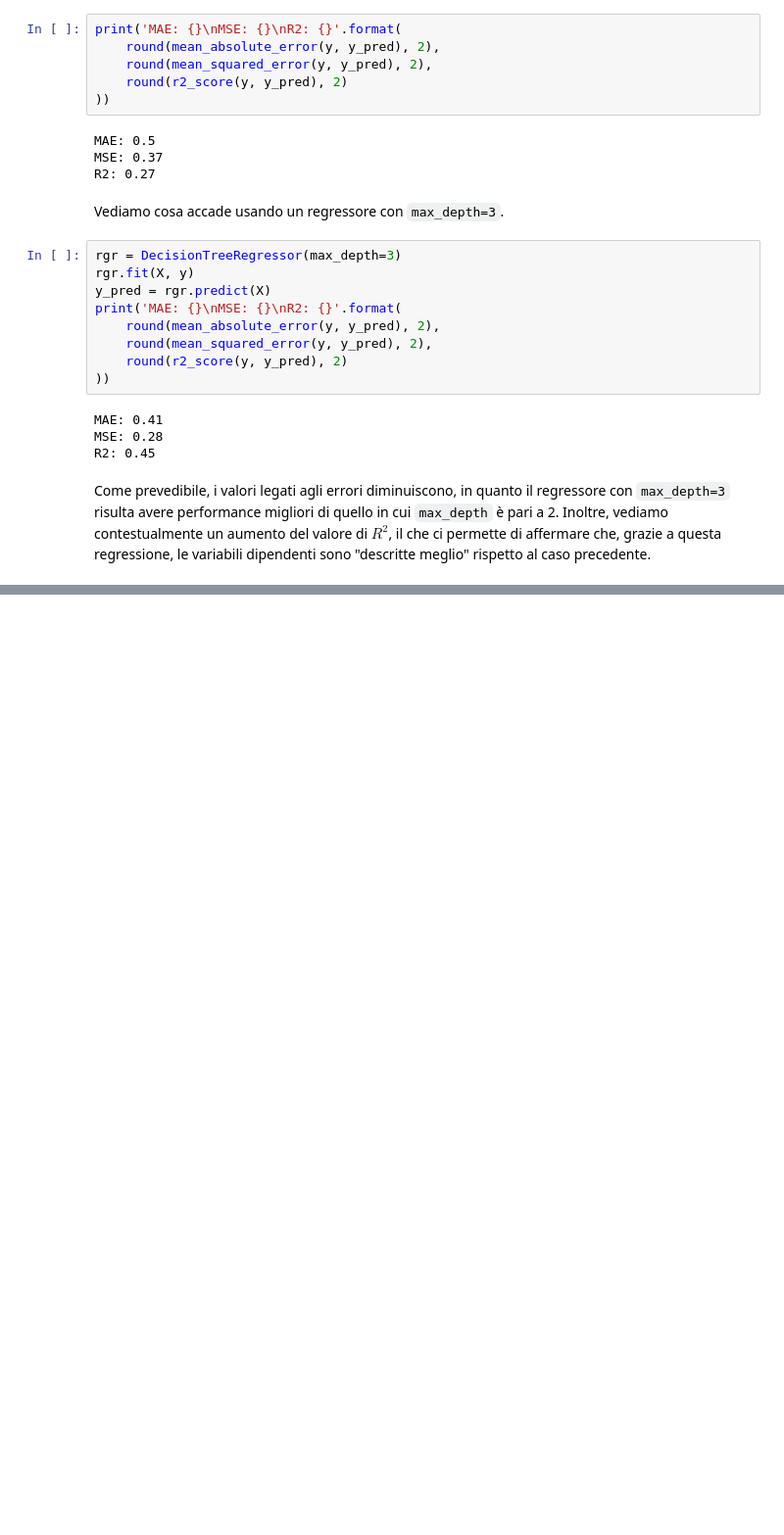
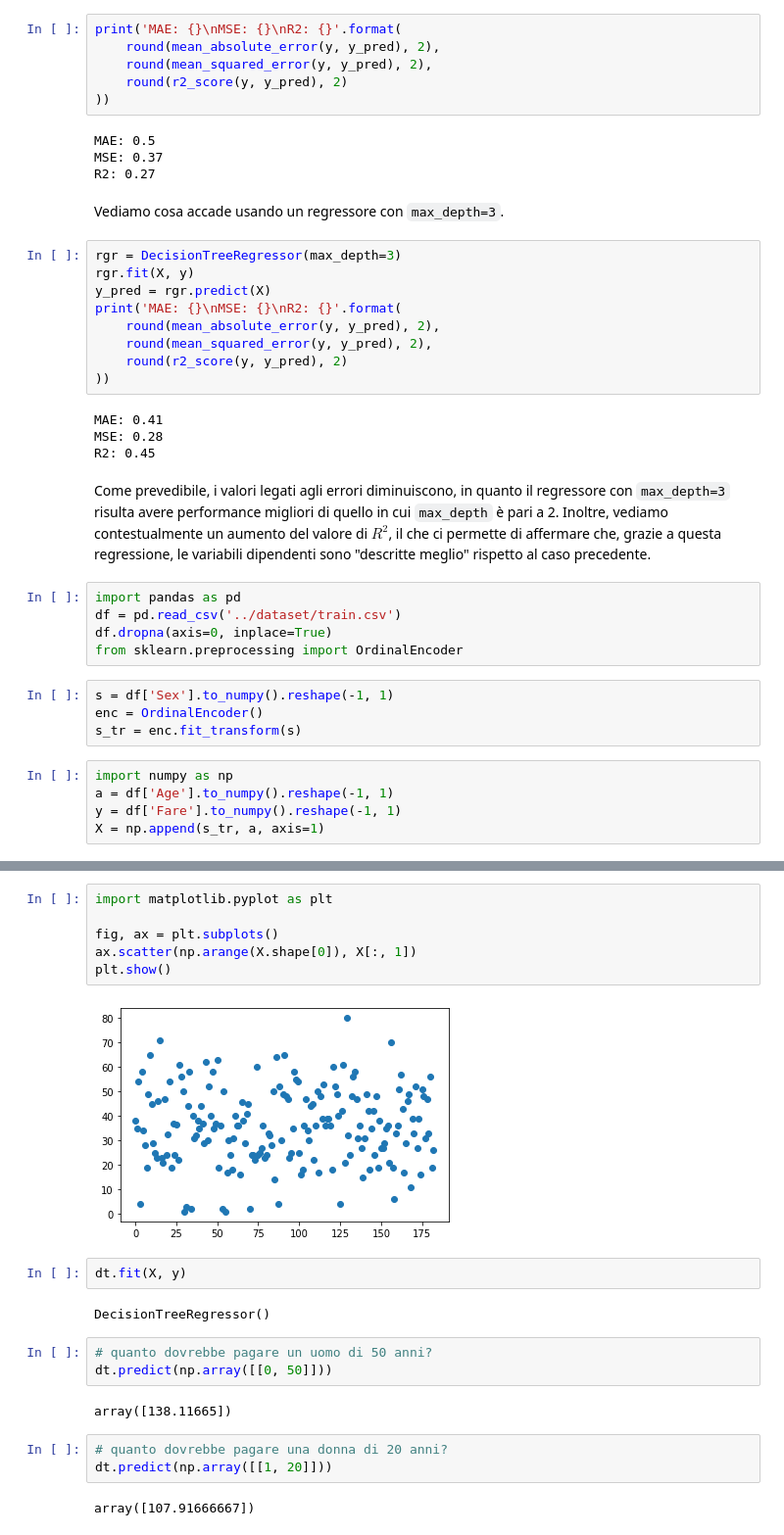
Before and after one commit to anhelus/pcs, a Jupyter notebook: docs/notebooks/base/esercizi/esercizi_14.ipynb, the cells around one changed output, grey strips where cells are left out. Shown at 98% size. Saved outputs shown, nothing was run; the diff lists cells and outputs as text; blank space fills up the shorter version.

```diff
--- a/docs/notebooks/base/esercizi/esercizi_14.ipynb
+++ b/docs/notebooks/base/esercizi/esercizi_14.ipynb
@@ -61,3 +61,17 @@ MSE: 0.28
 R2: 0.45
 # %% [markdown]
 Come prevedibile, i valori legati agli errori diminuiscono, in quanto il regressore con `max_depth=3` risulta avere performance migliori di quello in cui `max_depth` è pari a 2. Inoltre, vediamo contestualmente un aumento del valore di $R^2$, il che ci permette di affermare che, grazie a questa regressione, le variabili dipendenti sono "descritte meglio" rispetto al caso precedente.
+# %%
+import pandas as pd
+df = pd.read_csv('../dataset/train.csv')
+df.dropna(axis=0, inplace=True)
+from sklearn.preprocessing import OrdinalEncoder
+# %%
+s = df['Sex'].to_numpy().reshape(-1, 1)
+enc = OrdinalEncoder()
+s_tr = enc.fit_transform(s)
+# %%
+import numpy as np
+a = df['Age'].to_numpy().reshape(-1, 1)
+y = df['Fare'].to_numpy().reshape(-1, 1)
+X = np.append(s_tr, a, axis=1)
@@ -63,0 +91,22 @@ Come prevedibile, i valori legati agli errori diminuiscono, in quanto il regress
+# %%
+import matplotlib.pyplot as plt
+
+fig, ax = plt.subplots()
+ax.scatter(np.arange(X.shape[0]), X[:, 1])
+plt.show()
+# %% [output]
+[figure, added]
+# %%
+dt.fit(X, y)
+# %% [output]
+DecisionTreeRegressor()
+# %%
+# quanto dovrebbe pagare un uomo di 50 anni?
+dt.predict(np.array([[0, 50]]))
+# %% [output]
+array([138.11665])
+# %%
+# quanto dovrebbe pagare una donna di 20 anni?
+dt.predict(np.array([[1, 20]]))
+# %% [output]
+array([107.91666667])
```
Also changed, not shown: parts of 1 cell of this notebook, 2 other files.
